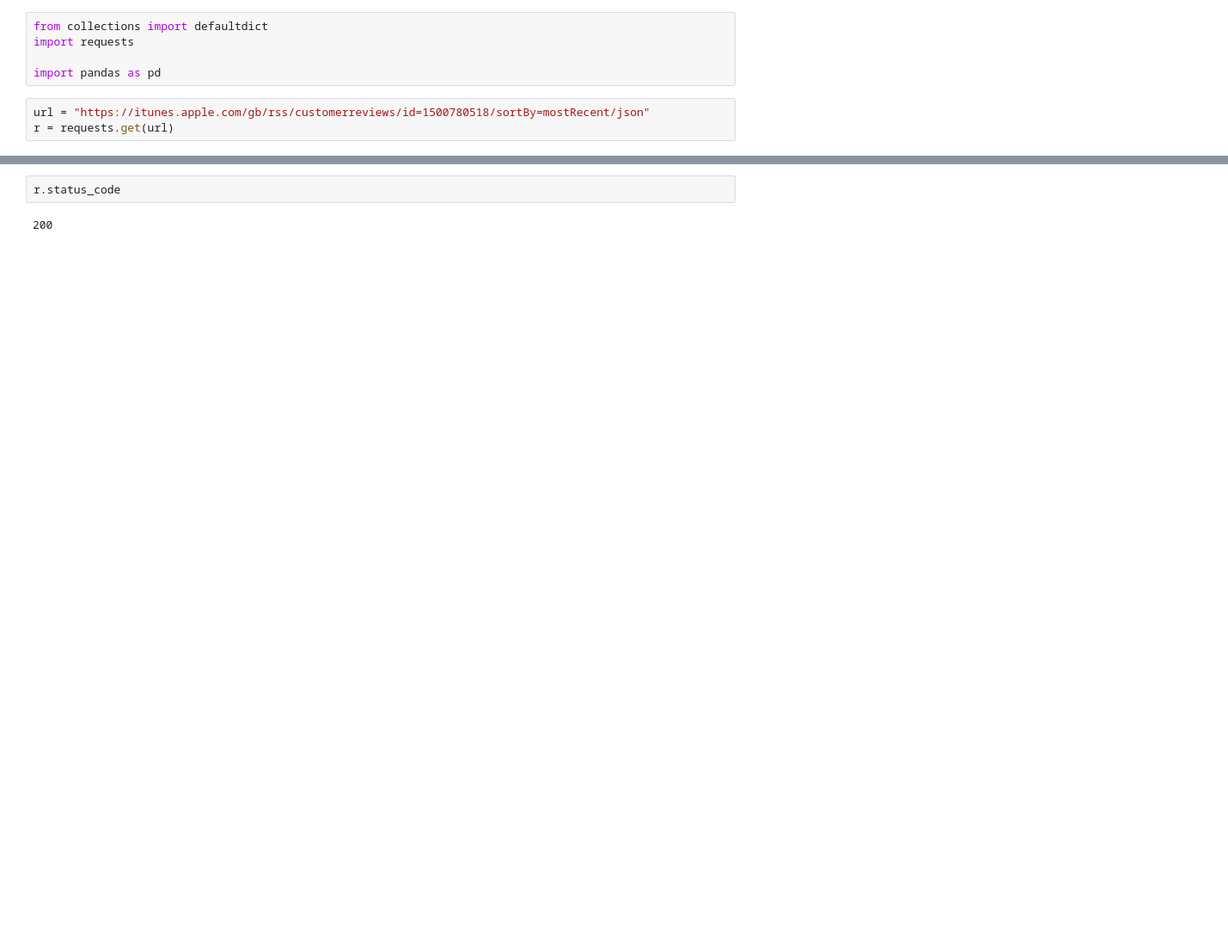
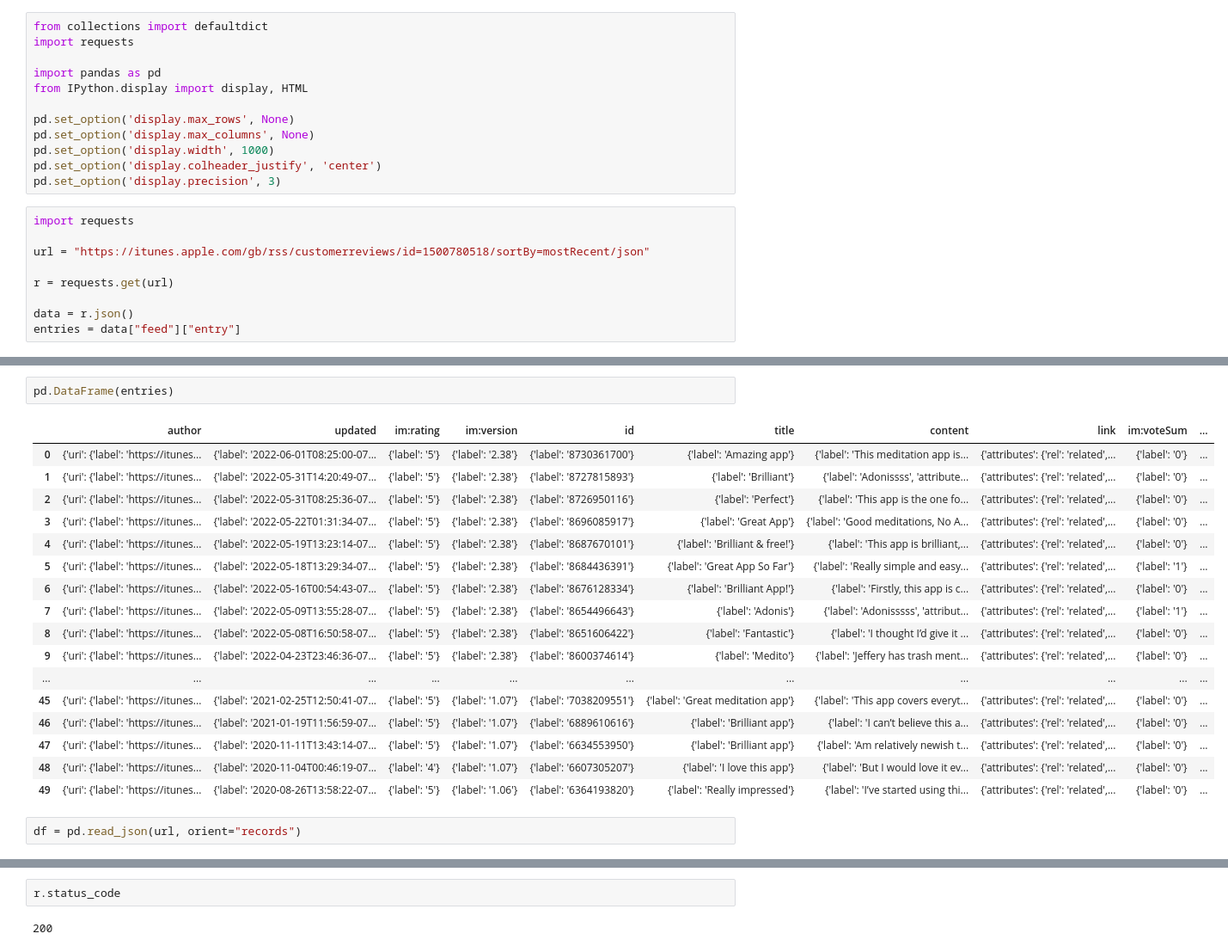
Before and after one commit to pmayd/itunes-customer-reviews, a Jupyter notebook: parse_json.ipynb, the cells around one changed output, grey strips where cells are left out. Shown: that part at 86% size. Drawn from its saved outputs; the diff is of its cells as text; blank space fills up the shorter version.

Commit message:
updated version

```diff
--- a/parse_json.ipynb
+++ b/parse_json.ipynb
@@ -3,6 +3,19 @@ from collections import defaultdict
 import requests
 
 import pandas as pd
+from IPython.display import display, HTML
+
+pd.set_option('display.max_rows', None)
+pd.set_option('display.max_columns', None)
+pd.set_option('display.width', 1000)
+pd.set_option('display.colheader_justify', 'center')
+pd.set_option('display.precision', 3)
 # %%
+import requests
+
 url = "https://itunes.apple.com/gb/rss/customerreviews/id=1500780518/sortBy=mostRecent/json"
+
 r = requests.get(url)
+
+data = r.json()
+entries = data["feed"]["entry"]
@@ -8,0 +44,22 @@ r = requests.get(url)
+# %%
+pd.DataFrame(entries)
+# %% [output]
+|  | author | updated | im:rating | im:version | id | title | content | link | im:voteSum | ... |
+| 0 | {'uri': {'label': 'https://itunes... | {'label': '2022-06-01T08:25:00-07... | {'label': '5'} | {'label': '2.38'} | {'label': '8730361700'} | {'label': 'Amazing app'} | {'label': 'This meditation app is... | {'attributes': {'rel': 'related',... | {'label': '0'} | ... |
+| 1 | {'uri': {'label': 'https://itunes... | {'label': '2022-05-31T14:20:49-07... | {'label': '5'} | {'label': '2.38'} | {'label': '8727815893'} | {'label': 'Brilliant'} | {'label': 'Adonissss', 'attribute... | {'attributes': {'rel': 'related',... | {'label': '0'} | ... |
+| 2 | {'uri': {'label': 'https://itunes... | {'label': '2022-05-31T08:25:36-07... | {'label': '5'} | {'label': '2.38'} | {'label': '8726950116'} | {'label': 'Perfect'} | {'label': 'This app is the one fo... | {'attributes': {'rel': 'related',... | {'label': '0'} | ... |
+| 3 | {'uri': {'label': 'https://itunes... | {'label': '2022-05-22T01:31:34-07... | {'label': '5'} | {'label': '2.38'} | {'label': '8696085917'} | {'label': 'Great App'} | {'label': 'Good meditations, No A... | {'attributes': {'rel': 'related',... | {'label': '0'} | ... |
+| 4 | {'uri': {'label': 'https://itunes... | {'label': '2022-05-19T13:23:14-07... | {'label': '5'} | {'label': '2.38'} | {'label': '8687670101'} | {'label': 'Brilliant & free!'} | {'label': 'This app is brilliant,... | {'attributes': {'rel': 'related',... | {'label': '0'} | ... |
+| 5 | {'uri': {'label': 'https://itunes... | {'label': '2022-05-18T13:29:34-07... | {'label': '5'} | {'label': '2.38'} | {'label': '8684436391'} | {'label': 'Great App So Far'} | {'label': 'Really simple and easy... | {'attributes': {'rel': 'related',... | {'label': '1'} | ... |
+| 6 | {'uri': {'label': 'https://itunes... | {'label': '2022-05-16T00:54:43-07... | {'label': '5'} | {'label': '2.38'} | {'label': '8676128334'} | {'label': 'Brilliant App!'} | {'label': 'Firstly, this app is c... | {'attributes': {'rel': 'related',... | {'label': '0'} | ... |
+| 7 | {'uri': {'label': 'https://itunes... | {'label': '2022-05-09T13:55:28-07... | {'label': '5'} | {'label': '2.38'} | {'label': '8654496643'} | {'label': 'Adonis'} | {'label': 'Adonisssss', 'attribut... | {'attributes': {'rel': 'related',... | {'label': '1'} | ... |
+| 8 | {'uri': {'label': 'https://itunes... | {'label': '2022-05-08T16:50:58-07... | {'label': '5'} | {'label': '2.38'} | {'label': '8651606422'} | {'label': 'Fantastic'} | {'label': 'I thought I’d give it ... | {'attributes': {'rel': 'related',... | {'label': '0'} | ... |
+| 9 | {'uri': {'label': 'https://itunes... | {'label': '2022-04-23T23:46:36-07... | {'label': '5'} | {'label': '2.38'} | {'label': '8600374614'} | {'label': 'Medito'} | {'label': 'Jeffery has trash ment... | {'attributes': {'rel': 'related',... | {'label': '0'} | ... |
+| ... | ... | ... | ... | ... | ... | ... | ... | ... | ... | ... |
+| 45 | {'uri': {'label': 'https://itunes... | {'label': '2021-02-25T12:50:41-07... | {'label': '5'} | {'label': '1.07'} | {'label': '7038209551'} | {'label': 'Great meditation app'} | {'label': 'This app covers everyt... | {'attributes': {'rel': 'related',... | {'label': '0'} | ... |
+| 46 | {'uri': {'label': 'https://itunes... | {'label': '2021-01-19T11:56:59-07... | {'label': '5'} | {'label': '1.07'} | {'label': '6889610616'} | {'label': 'Brilliant app'} | {'label': 'I can’t believe this a... | {'attributes': {'rel': 'related',... | {'label': '0'} | ... |
+| 47 | {'uri': {'label': 'https://itunes... | {'label': '2020-11-11T13:43:14-07... | {'label': '5'} | {'label': '1.07'} | {'label': '6634553950'} | {'label': 'Brilliant app'} | {'label': 'Am relatively newish t... | {'attributes': {'rel': 'related',... | {'label': '0'} | ... |
+| 48 | {'uri': {'label': 'https://itunes... | {'label': '2020-11-04T00:46:19-07... | {'label': '4'} | {'label': '1.07'} | {'label': '6607305207'} | {'label': 'I love this app'} | {'label': 'But I would love it ev... | {'attributes': {'rel': 'related',... | {'label': '0'} | ... |
+| 49 | {'uri': {'label': 'https://itunes... | {'label': '2020-08-26T13:58:22-07... | {'label': '5'} | {'label': '1.06'} | {'label': '6364193820'} | {'label': 'Really impressed'} | {'label': 'I’ve started using thi... | {'attributes': {'rel': 'related',... | {'label': '0'} | ... |
+# %%
+df = pd.read_json(url, orient="records")
```
Also changed, not shown: parts of 20 cells of this notebook.
